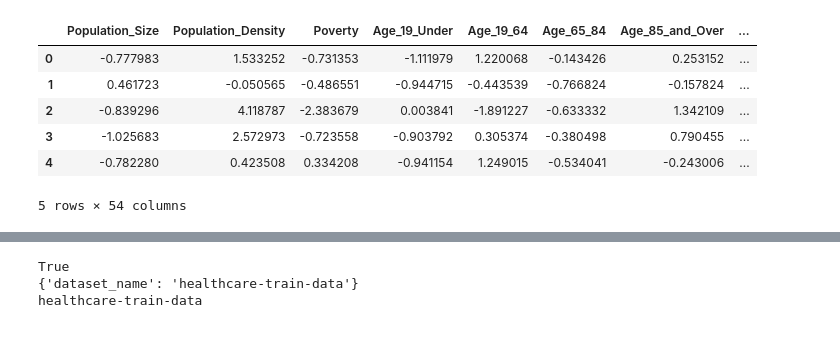
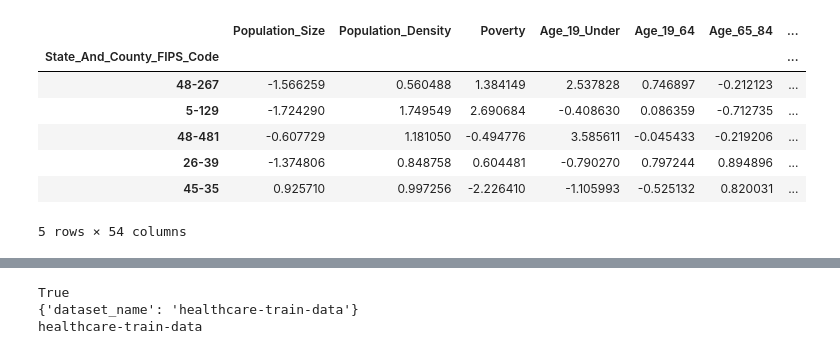
Before and after one commit to ArathiSripriya/DataMiningFinalProject, a Jupyter notebook: CombinedWork.ipynb, the cells around one changed output, grey strips where cells are left out. Cells and saved outputs as stored; diff of their text form; code cells hidden in the pictures.

```diff
--- a/CombinedWork.ipynb
+++ b/CombinedWork.ipynb
@@ -76,2 +88,6 @@ print(len(merged_df))
+# %%
+#START HERE - after creating SAMPLEDDATASET
+filename = 'SAMPLEDDATASET.csv'
+merged_df = pd.read_csv(filename, index_col='State_And_County_FIPS_Code')
 # %%
 merged_df = merged_df.replace([-9999, -9998.9, -2222.2, -2222, -1111.1, -1111, -2, -1], np.nan)
@@ -92,7 +109,16 @@ filled_data = imp.fit_transform(merged_df)
 filled_df = pd.DataFrame(filled_data, columns=merged_df.columns)
 
 df_feats = filled_df.loc[:, filled_df.columns != labels_col]
+df_labels = merged_df.iloc[:, merged_df.columns == labels_col]
 df_feats.head()
-# df_feats = df_feats[df_feats.columns[0:10]]
+
+# merged_df.dropna(inplace=True)
+# # new_merged_df = merged_df[merged_df.columns != 'State_And_County_FIPS_Code'] #only used to join datasets
+# # merged_df = merged_df.loc[:, merged_df.columns != 'State_And_County_FIPS_Code']
+# df_feats = merged_df.loc[:, merged_df.columns != labels_col]
+# df_labels = merged_df.iloc[:, merged_df.columns == labels_col]
+
+# print(len(merged_df))
+# merged_df.head()
 # %% [output]
 |  | Population_Size | Population_Density | Poverty | Age_19_Under | Age_19_64 | Age_65_84 | Age_85_and_Over | ... |
@@ -106,7 +132,7 @@ df_feats.head()
 #Perform standardization
 scaler = sk.preprocessing.StandardScaler(with_mean=0, with_std=1)
 standardized_data = scaler.fit_transform(df_feats)
-standardized_df = pd.DataFrame(standardized_data, columns=df_feats.columns)
+standardized_df = pd.DataFrame(standardized_data, columns=df_feats.columns, index=merged_df.index)
 # print(standardized_data)
 standardized_df.head()
 # %% [output]
@@ -122,6 +149,6 @@ standardized_df.head()
 pca = PCA()
 
 pca_data = pca.fit_transform(standardized_df)
-pca_df = pd.DataFrame(pca_data, columns=standardized_df.columns)
+pca_df = pd.DataFrame(pca_data, columns=standardized_df.columns, index=merged_df.index)
 pca_df.head()
 # %% [output]
@@ -134,15 +162,20 @@ pca_df.head()
 5 rows × 53 columns
 # %%
 #Concatenate original labels that were removed for standardization and PCA
-pca_df[labels_col] = filled_df[labels_col]
+# df_labels.head()
+
+pca_df = pca_df.join(df_labels[labels_col])
+
 pca_df.head()
+# print(merged_df[labels_col])
 # %% [output]
-|  | Population_Size | Population_Density | Poverty | Age_19_Under | Age_19_64 | Age_65_84 | Age_85_and_Over | ... |
-| 0 | -0.777983 | 1.533252 | -0.731353 | -1.111979 | 1.220068 | -0.143426 | 0.253152 | ... |
-| 1 | 0.461723 | -0.050565 | -0.486551 | -0.944715 | -0.443539 | -0.766824 | -0.157824 | ... |
-| 2 | -0.839296 | 4.118787 | -2.383679 | 0.003841 | -1.891227 | -0.633332 | 1.342109 | ... |
-| 3 | -1.025683 | 2.572973 | -0.723558 | -0.903792 | 0.305374 | -0.380498 | 0.790455 | ... |
-| 4 | -0.782280 | 0.423508 | 0.334208 | -0.941154 | 1.249015 | -0.534041 | -0.243006 | ... |
+|  | Population_Size | Population_Density | Poverty | Age_19_Under | Age_19_64 | Age_65_84 | ... |
+| State_And_County_FIPS_Code |  |  |  |  |  |  | ... |
+| 48-267 | -1.566259 | 0.560488 | 1.384149 | 2.537828 | 0.746897 | -0.212123 | ... |
+| 5-129 | -1.724290 | 1.749549 | 2.690684 | -0.408630 | 0.086359 | -0.712735 | ... |
+| 48-481 | -0.607729 | 1.181050 | -0.494776 | 3.585611 | -0.045433 | -0.219206 | ... |
+| 26-39 | -1.374806 | 0.848758 | 0.604481 | -0.790270 | 0.797244 | 0.894896 | ... |
+| 45-35 | 0.925710 | 0.997256 | -2.226410 | -1.105993 | -0.525132 | 0.820031 | ... |
 5 rows × 54 columns
 # %%
 #Split Data
```
Also changed, not shown: parts of 23 cells of this notebook, 4 other files.
